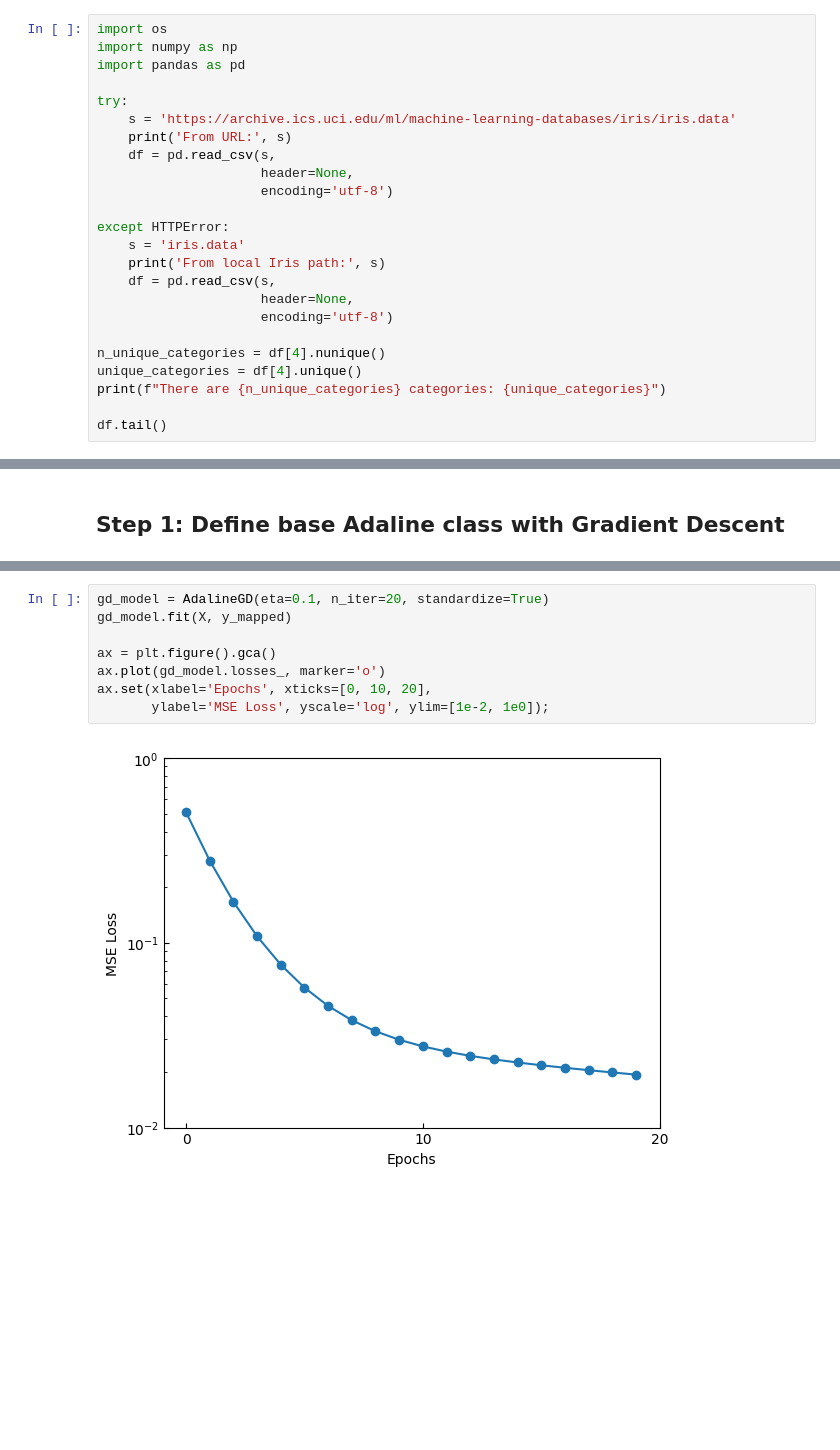
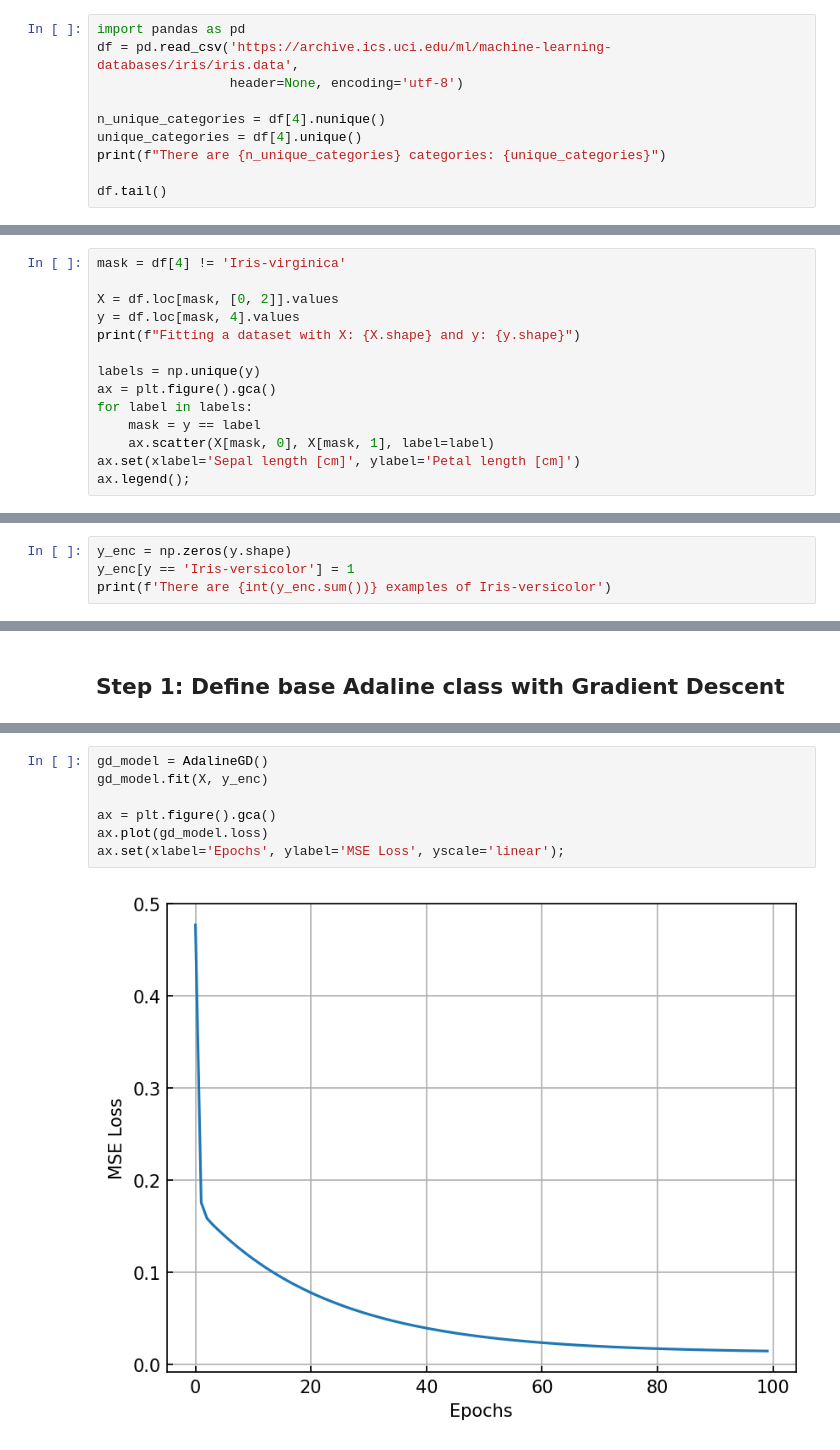
Before and after one commit to colen-teaching/DATA442-Fall-2026, a Jupyter notebook: notebooks/3.1_Stochastic_Gradient_Descent.ipynb, the cells around one changed output, grey strips where cells are left out. Saved outputs shown, nothing was run; the diff lists cells and outputs as text; blank space fills up the shorter version.

```diff
--- a/notebooks/3.1_Stochastic_Gradient_Descent.ipynb
+++ b/notebooks/3.1_Stochastic_Gradient_Descent.ipynb
@@ -3,23 +14,9 @@
 # %% [markdown]
 ## Step 0: Get Iris data
 # %%
-import os
-import numpy as np
 import pandas as pd
-
-try:
-    s = 'https://archive.ics.uci.edu/ml/machine-learning-databases/iris/iris.data'
-    print('From URL:', s)
-    df = pd.read_csv(s,
-                     header=None,
-                     encoding='utf-8')
-
-except HTTPError:
-    s = 'iris.data'
-    print('From local Iris path:', s)
-    df = pd.read_csv(s,
-                     header=None,
-                     encoding='utf-8')
+df = pd.read_csv('https://archive.ics.uci.edu/ml/machine-learning-databases/iris/iris.data',
+                 header=None, encoding='utf-8')
 
 n_unique_categories = df[4].nunique()
 unique_categories = df[4].unique()
@@ -65,0 +36,14 @@ Fitting a dataset with X: (100, 2) and y: (100,)
+# %%
+mask = df[4] != 'Iris-virginica'
+
+X = df.loc[mask, [0, 2]].values
+y = df.loc[mask, 4].values
+print(f"Fitting a dataset with X: {X.shape} and y: {y.shape}")
+
+labels = np.unique(y)
+ax = plt.figure().gca()
+for label in labels:
+    mask = y == label
+    ax.scatter(X[mask, 0], X[mask, 1], label=label)
+ax.set(xlabel='Sepal length [cm]', ylabel='Petal length [cm]')
+ax.legend();
@@ -65,0 +53,4 @@ Fitting a dataset with X: (100, 2) and y: (100,)
+# %%
+y_enc = np.zeros(y.shape)
+y_enc[y == 'Iris-versicolor'] = 1
+print(f'There are {int(y_enc.sum())} examples of Iris-versicolor')
@@ -135,11 +125,10 @@ class AdalineGD:
         return np.where(z >= 0.5, 1, 0)
 # %%
-gd_model = AdalineGD(eta=0.1, n_iter=20, standardize=True)
-gd_model.fit(X, y_mapped)
+gd_model = AdalineGD()
+gd_model.fit(X, y_enc)
 
 ax = plt.figure().gca()
-ax.plot(gd_model.losses_, marker='o')
-ax.set(xlabel='Epochs', xticks=[0, 10, 20],
-       ylabel='MSE Loss', yscale='log', ylim=[1e-2, 1e0]);
+ax.plot(gd_model.loss)
+ax.set(xlabel='Epochs', ylabel='MSE Loss', yscale='linear');
 # %% [output]
-[figure, old version]
+[figure, new version]
```
Also changed, not shown: parts of 15 cells of this notebook, 3 other files.
